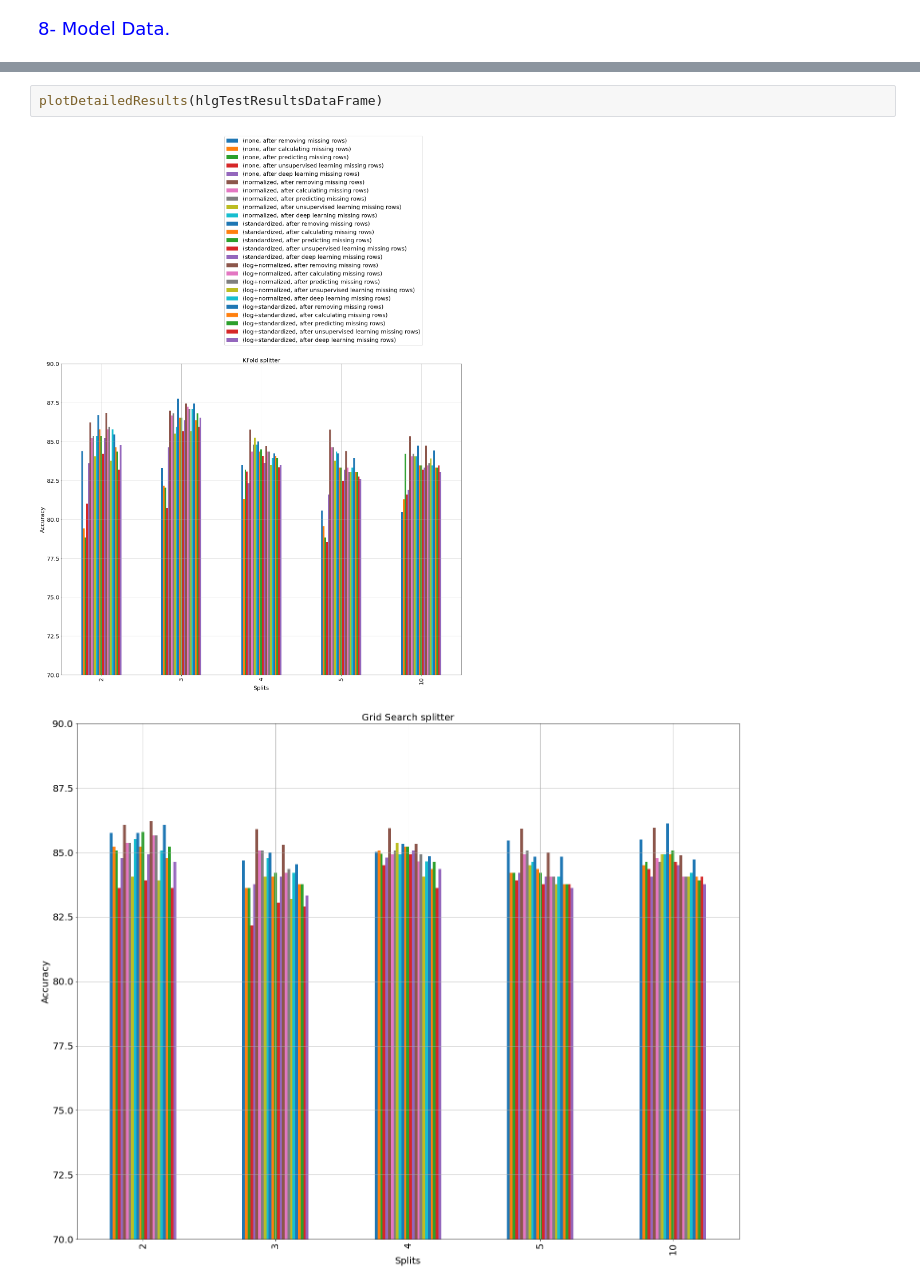
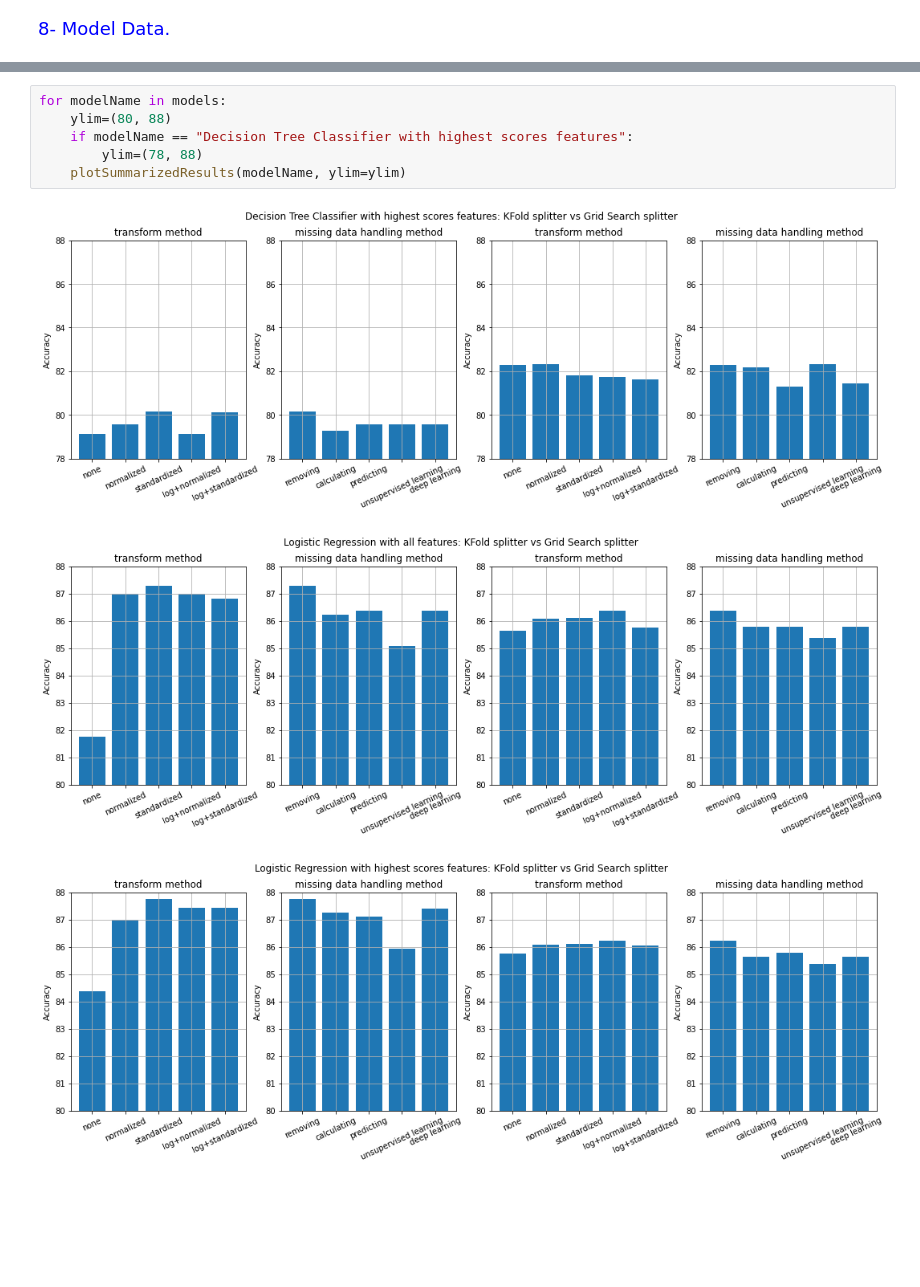
Before and after one commit to lebaz20/credit-approval-ml, a Jupyter notebook: project.ipynb, the cells around one changed output, grey strips where cells are left out. Saved outputs shown, nothing was run; the diff lists cells and outputs as text; blank space fills up the shorter version.

```diff
--- a/project.ipynb
+++ b/project.ipynb
@@ -1143,5 +1117,10 @@ plotTransformTypesSummarizedResults(hlgTestResultsDataFrameSplitsSummarized)
-# %%
-plotDetailedResults(hlgTestResultsDataFrame)
-# %% [output]
-[figure, removed]
-[figure, removed]
+# %%
+for modelName in models:
+    ylim=(80, 88)
+    if modelName == "Decision Tree Classifier with highest scores features":
+        ylim=(78, 88)
+    plotSummarizedResults(modelName, ylim=ylim)
+# %% [output]
+[figure, added]
+[figure, added]
+[figure, added]
```
Also changed, not shown: parts of 34 cells of this notebook, 1 other file.
